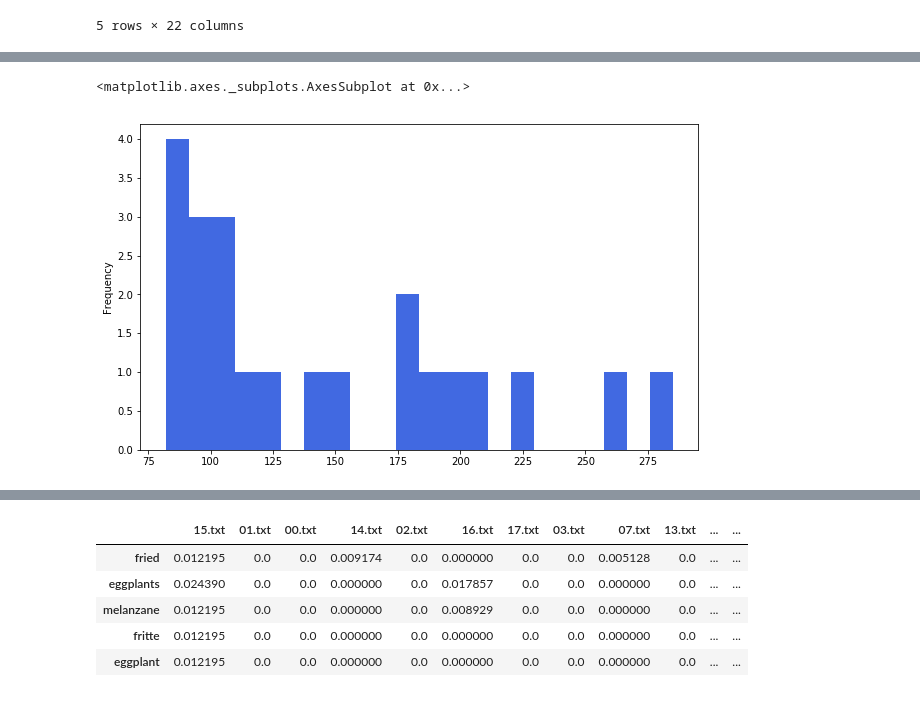
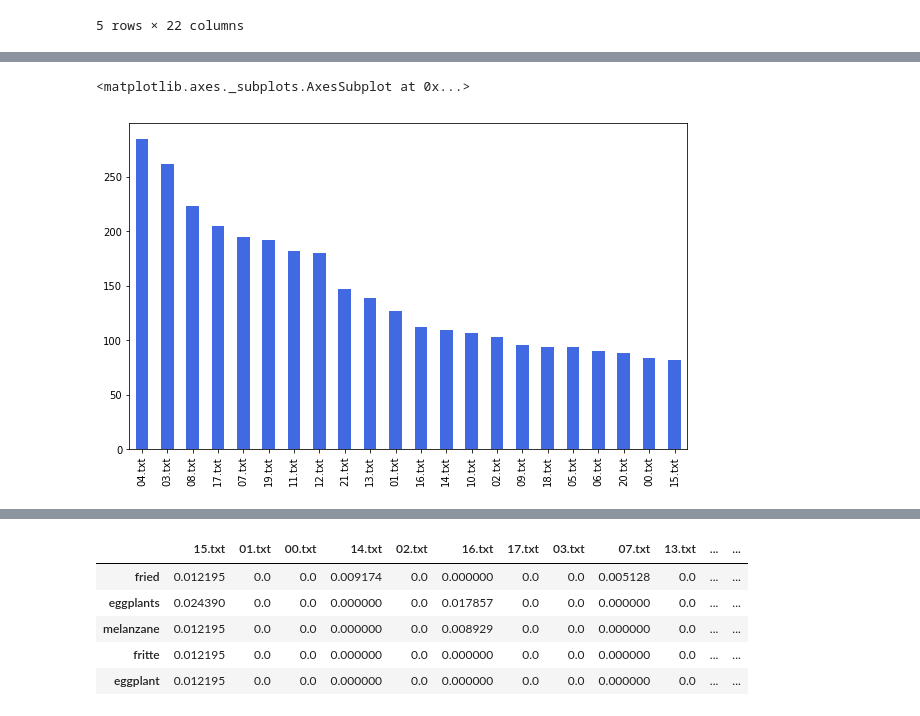
Before and after one commit to intuitivetextmining/intuitivetextmining, a Jupyter notebook: 2.5 - corpus search ordering by word frequency.ipynb, the cells around one changed output, grey strips where cells are left out. Cells and saved outputs as stored; diff of their text form; code cells hidden in the pictures.

```diff
--- a/2.5 - corpus search ordering by word frequency.ipynb
+++ b/2.5 - corpus search ordering by word frequency.ipynb
@@ -125,9 +125,7 @@ dtype: int64
 # %%
 # visualise size of docs
 
-#occurrence_matrix.sum().sort_values(ascending=False).plot(kind='bar', figsize=(10,6), color='royalblue')
-
-occurrence_matrix.sum().sort_values(ascending=False).plot(kind='hist', bins=len(occurrence_matrix.columns), figsize=(10,6), color='royalblue')
+occurrence_matrix.sum().sort_values(ascending=False).plot(kind='bar', figsize=(10,6), color='royalblue')
 # %% [output]
 <matplotlib.axes._subplots.AxesSubplot at 0x...>
-[figure, old version]
+[figure, new version]
```
Also changed, not shown: parts of 5 cells of this notebook.
